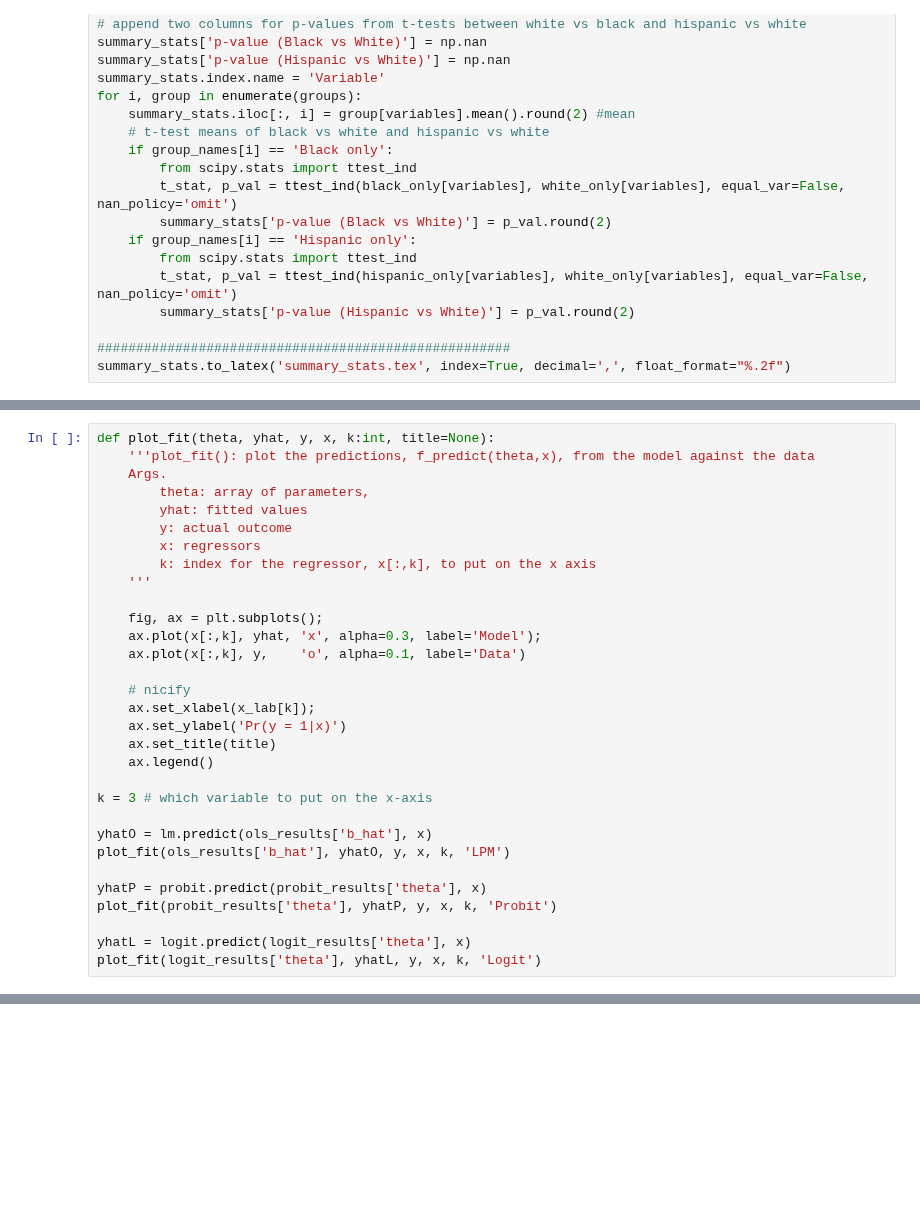
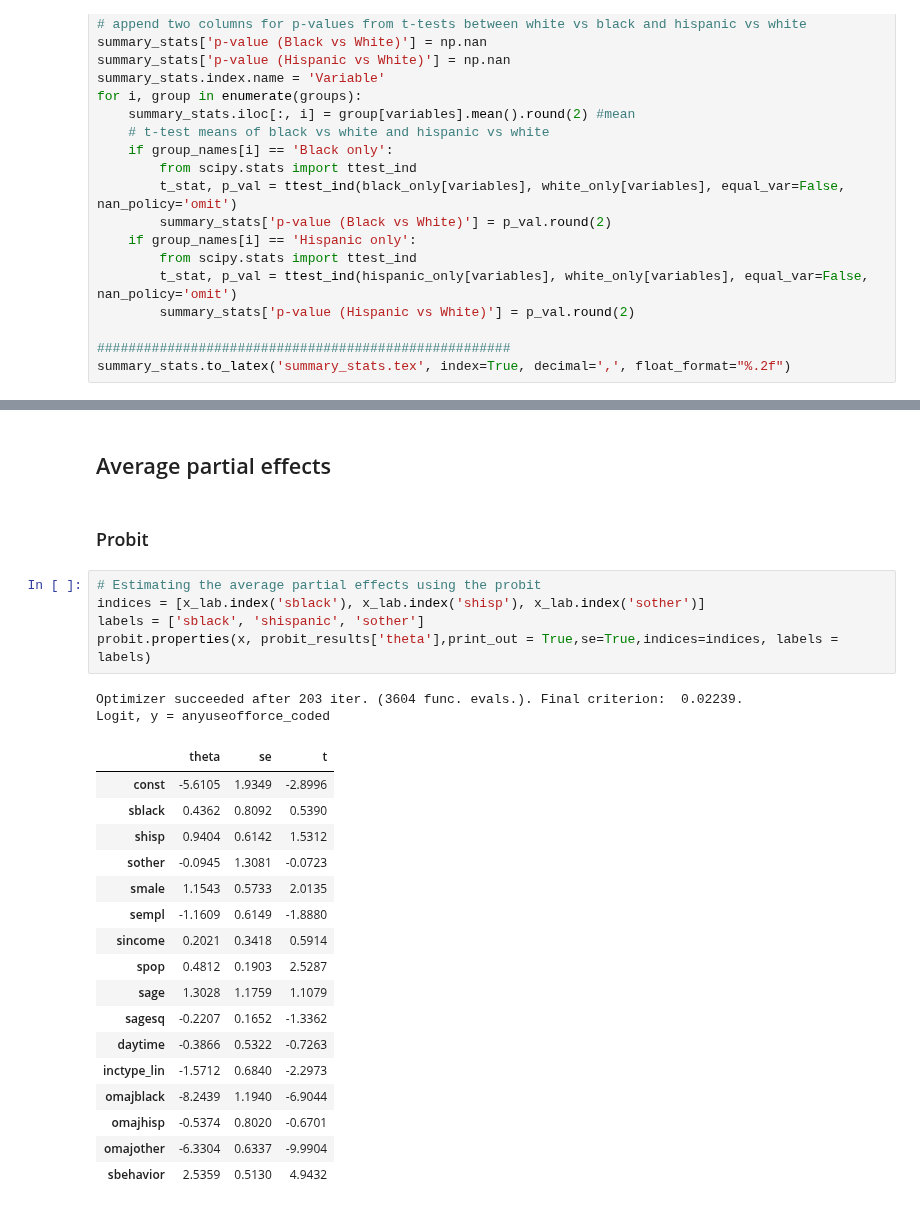
Before and after one commit to anl1313/AME_2025, a Jupyter notebook: Assignments/Project 3/Project 3 kode livia.ipynb, the cells around one changed output, grey strips where cells are left out. Saved outputs shown, nothing was run; the diff lists cells and outputs as text; blank space fills up the shorter version.

```diff
--- a/Assignments/Project 3/Project 3 kode livia.ipynb
+++ b/Assignments/Project 3/Project 3 kode livia.ipynb
@@ -825,31 +223,0 @@ assert np.isclose(np.mean(logit.predict(logit_results['theta'],   x)), 0.4598618
-# %%
-def plot_fit(theta, yhat, y, x, k:int, title=None):
-    '''plot_fit(): plot the predictions, f_predict(theta,x), from the model against the data
-    Args.
-        theta: array of parameters,
-        yhat: fitted values
-        y: actual outcome
-        x: regressors
-        k: index for the regressor, x[:,k], to put on the x axis
-    '''
-
-    fig, ax = plt.subplots();
-    ax.plot(x[:,k], yhat, 'x', alpha=0.3, label='Model');
-    ax.plot(x[:,k], y,    'o', alpha=0.1, label='Data')
-
-    # nicify
-    ax.set_xlabel(x_lab[k]);
-    ax.set_ylabel('Pr(y = 1|x)')
-    ax.set_title(title)
-    ax.legend()
-
-k = 3 # which variable to put on the x-axis
-
-yhatO = lm.predict(ols_results['b_hat'], x)
-plot_fit(ols_results['b_hat'], yhatO, y, x, k, 'LPM')
-
-yhatP = probit.predict(probit_results['theta'], x)
-plot_fit(probit_results['theta'], yhatP, y, x, k, 'Probit')
-
-yhatL = logit.predict(logit_results['theta'], x)
-plot_fit(logit_results['theta'], yhatL, y, x, k, 'Logit')
@@ -859,0 +224,29 @@ plot_fit(logit_results['theta'], yhatL, y, x, k, 'Logit')
+# %% [markdown]
+## Average partial effects
+# %% [markdown]
+### Probit
+# %%
+# Estimating the average partial effects using the probit
+indices = [x_lab.index('sblack'), x_lab.index('shisp'), x_lab.index('sother')]
+labels = ['sblack', 'shispanic', 'sother']
+probit.properties(x, probit_results['theta'],print_out = True,se=True,indices=indices, labels = labels)
+# %% [output]
+Optimizer succeeded after 203 iter. (3604 func. evals.). Final criterion:  0.02239.
+Logit, y = anyuseofforce_coded
+|  | theta | se | t |
+| const | -5.6105 | 1.9349 | -2.8996 |
+| sblack | 0.4362 | 0.8092 | 0.5390 |
+| shisp | 0.9404 | 0.6142 | 1.5312 |
+| sother | -0.0945 | 1.3081 | -0.0723 |
+| smale | 1.1543 | 0.5733 | 2.0135 |
+| sempl | -1.1609 | 0.6149 | -1.8880 |
+| sincome | 0.2021 | 0.3418 | 0.5914 |
+| spop | 0.4812 | 0.1903 | 2.5287 |
+| sage | 1.3028 | 1.1759 | 1.1079 |
+| sagesq | -0.2207 | 0.1652 | -1.3362 |
+| daytime | -0.3866 | 0.5322 | -0.7263 |
+| inctype_lin | -1.5712 | 0.6840 | -2.2973 |
+| omajblack | -8.2439 | 1.1940 | -6.9044 |
+| omajhisp | -0.5374 | 0.8020 | -0.6701 |
+| omajother | -6.3304 | 0.6337 | -9.9904 |
+| sbehavior | 2.5359 | 0.5130 | 4.9432 |
```
Also changed, not shown: parts of 90 cells of this notebook.
